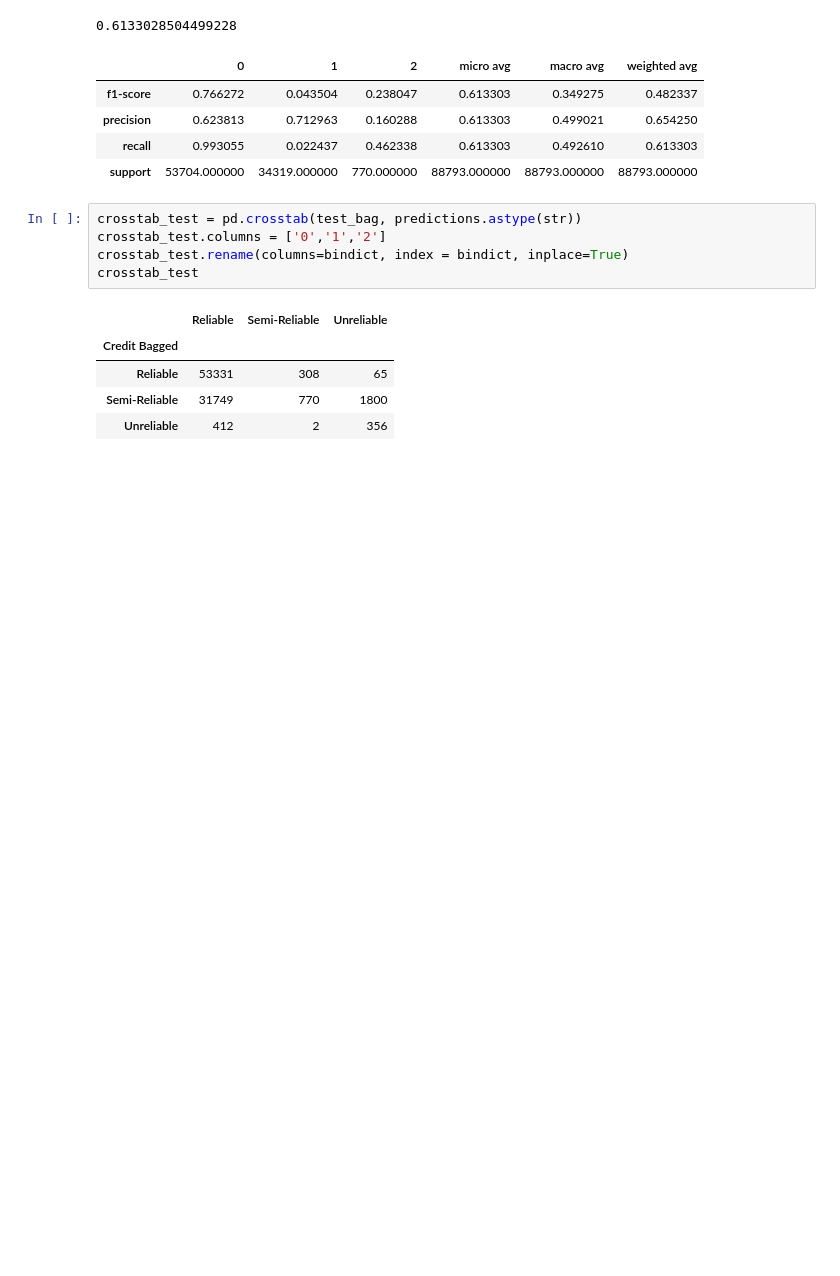
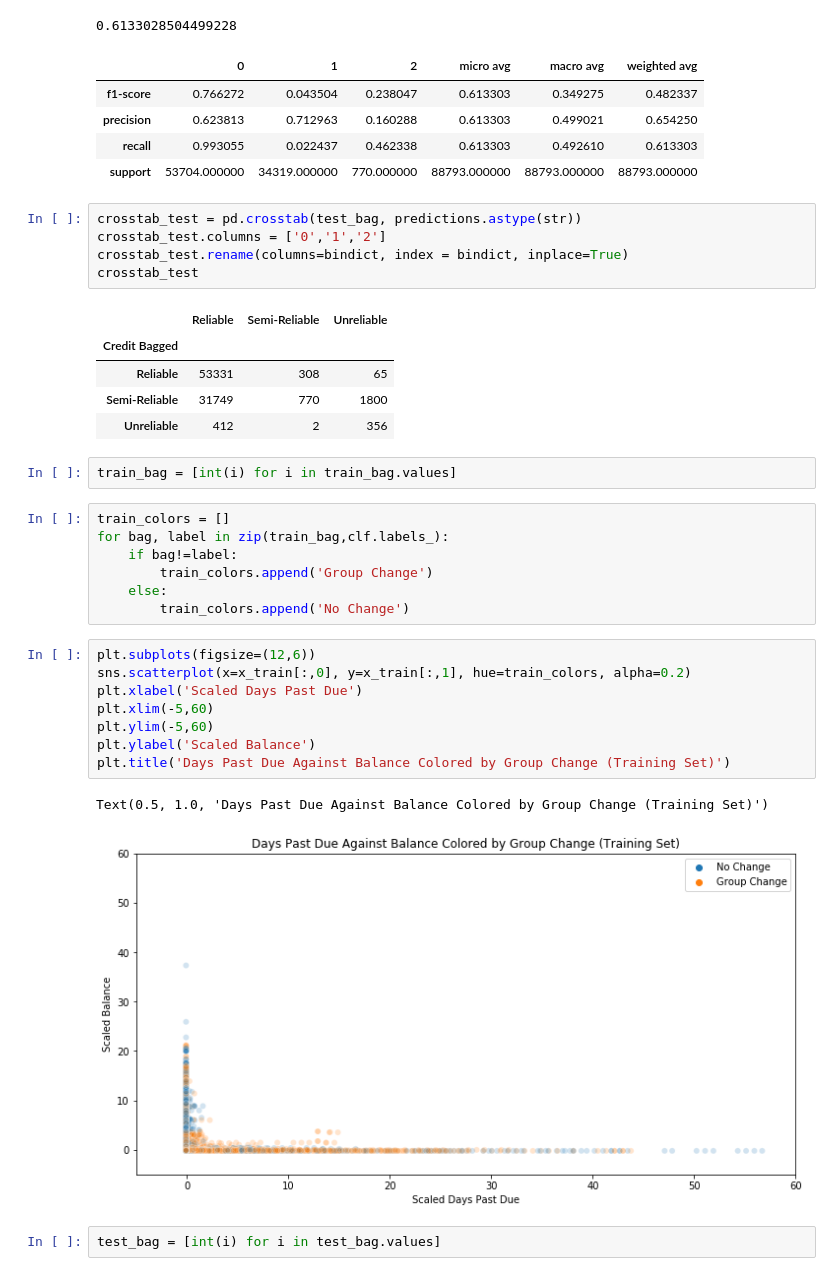
Before and after one commit to rogo10/Loan-Project, a Jupyter notebook: Clustering of Credit Risk Code.ipynb, the cells around one changed output. Saved outputs shown, nothing was run; the diff lists cells and outputs as text; blank space fills up the shorter version.

```diff
--- a/Clustering of Credit Risk Code.ipynb
+++ b/Clustering of Credit Risk Code.ipynb
@@ -169,3 +164,25 @@ crosstab_test
 | Reliable | 53331 | 308 | 65 |
 | Semi-Reliable | 31749 | 770 | 1800 |
 | Unreliable | 412 | 2 | 356 |
+# %%
+train_bag = [int(i) for i in train_bag.values]
+# %%
+train_colors = []
+for bag, label in zip(train_bag,clf.labels_):
+    if bag!=label:
+        train_colors.append('Group Change')
+    else:
+        train_colors.append('No Change')
+# %%
+plt.subplots(figsize=(12,6))
+sns.scatterplot(x=x_train[:,0], y=x_train[:,1], hue=train_colors, alpha=0.2)
+plt.xlabel('Scaled Days Past Due')
+plt.xlim(-5,60)
+plt.ylim(-5,60)
+plt.ylabel('Scaled Balance')
+plt.title('Days Past Due Against Balance Colored by Group Change (Training Set)')
+# %% [output]
+Text(0.5, 1.0, 'Days Past Due Against Balance Colored by Group Change (Training Set)')
+[figure, added]
+# %%
+test_bag = [int(i) for i in test_bag.values]
```
Also changed, not shown: parts of 11 cells of this notebook.
